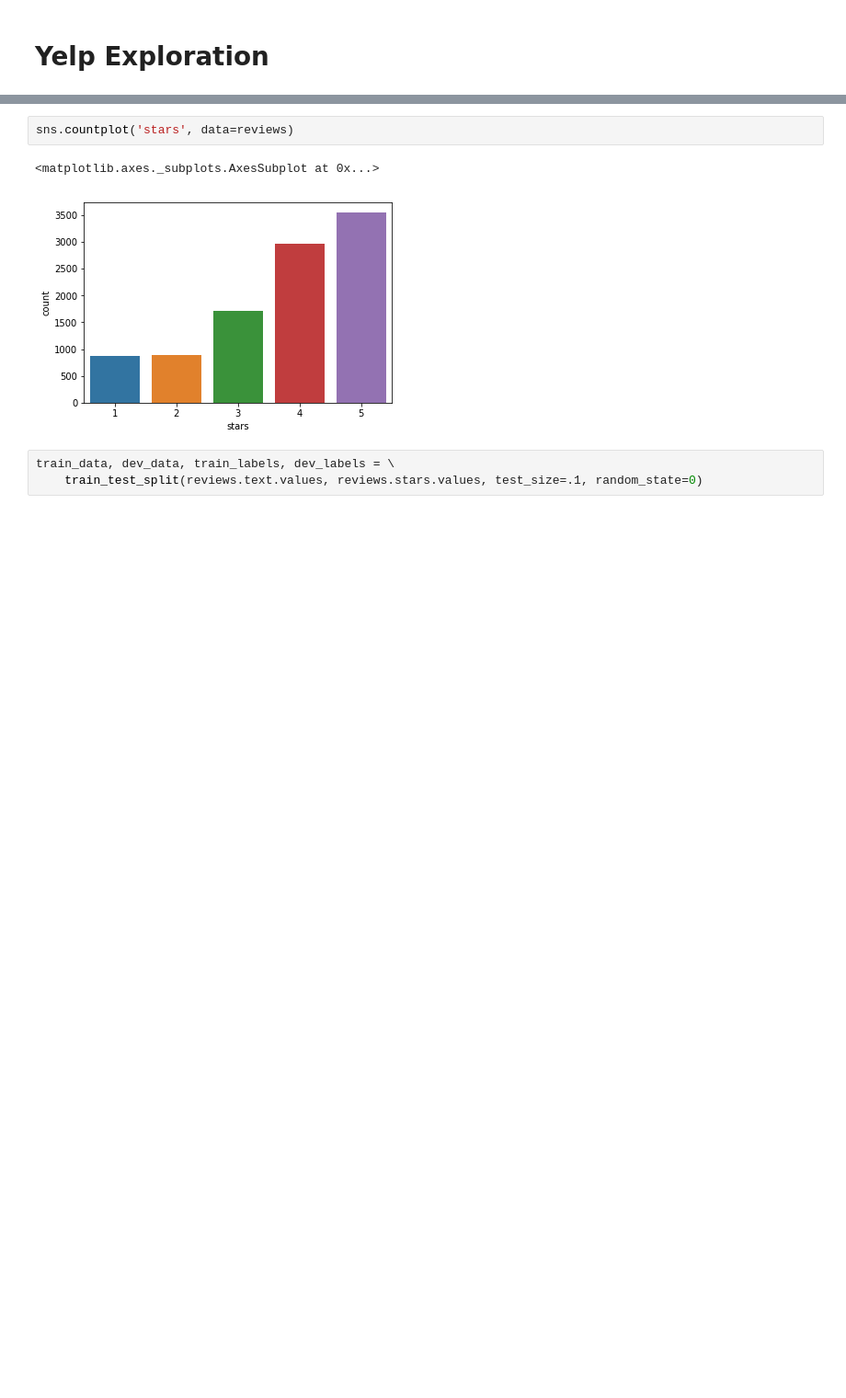
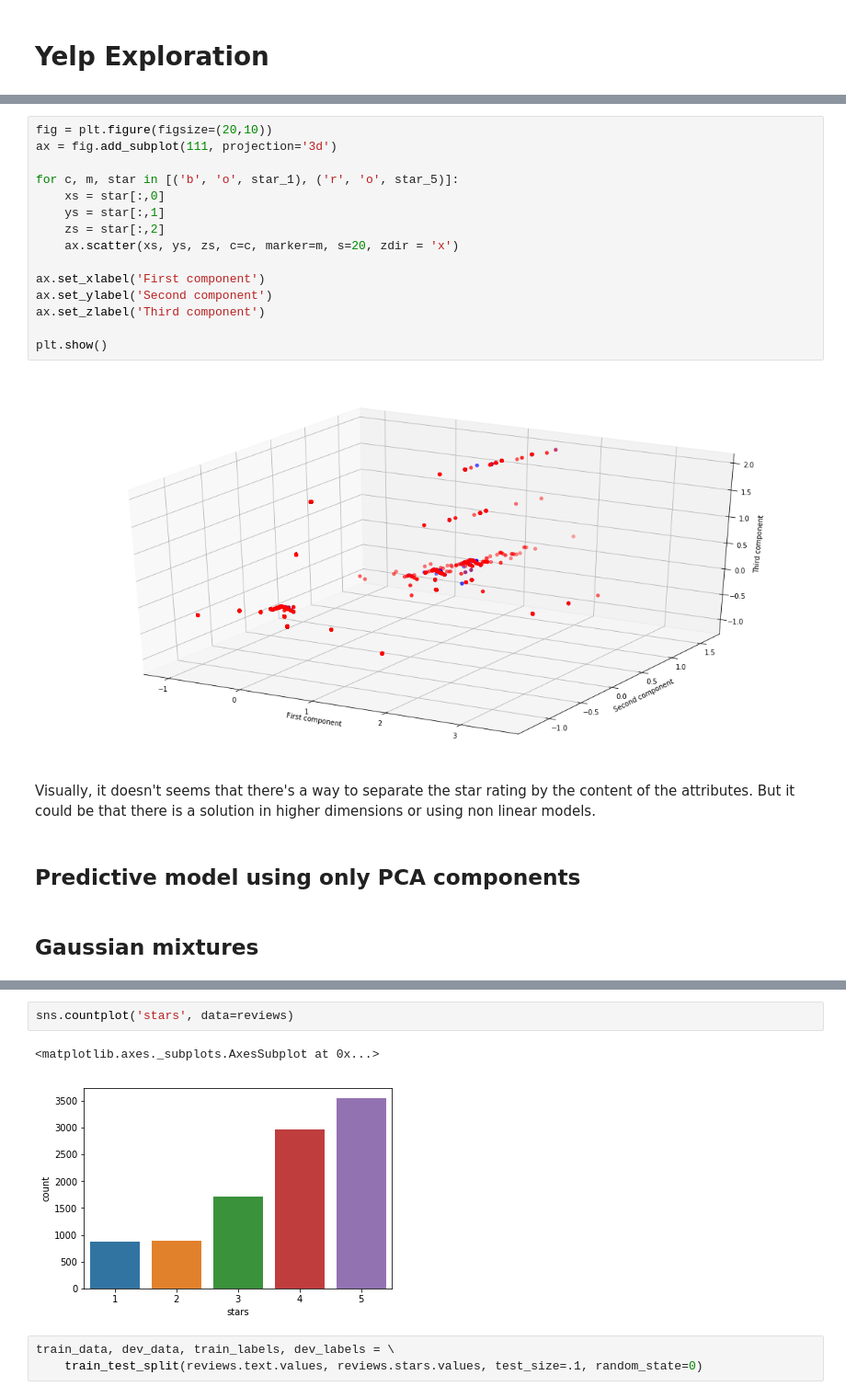
Before and after one commit to hougrammer/yelp_exploration, a Jupyter notebook: yelp_exploration.ipynb, the cells around one changed output, grey strips where cells are left out. Shown: that part at 92% size. Drawn from its saved outputs; the diff is of its cells as text; blank space fills up the shorter version.

```diff
--- a/yelp_exploration.ipynb
+++ b/yelp_exploration.ipynb
@@ -18,0 +108,23 @@ reviews = pd.read_csv('input/yelp_review.csv', nrows=10000)
+# %%
+fig = plt.figure(figsize=(20,10))
+ax = fig.add_subplot(111, projection='3d')
+
+for c, m, star in [('b', 'o', star_1), ('r', 'o', star_5)]:
+    xs = star[:,0]
+    ys = star[:,1]
+    zs = star[:,2]
+    ax.scatter(xs, ys, zs, c=c, marker=m, s=20, zdir = 'x')
+
+ax.set_xlabel('First component')
+ax.set_ylabel('Second component')
+ax.set_zlabel('Third component')
+
+plt.show()
+# %% [output]
+[figure, added]
+# %% [markdown]
+Visually, it doesn't seems that there's a way to separate the star rating by the content of the attributes. But it could be that there is a solution in higher dimensions or using non linear models.
+# %% [markdown]
+## Predictive model using only PCA components
+# %% [markdown]
+## Gaussian mixtures
```
Also changed, not shown: parts of 22 cells of this notebook.
